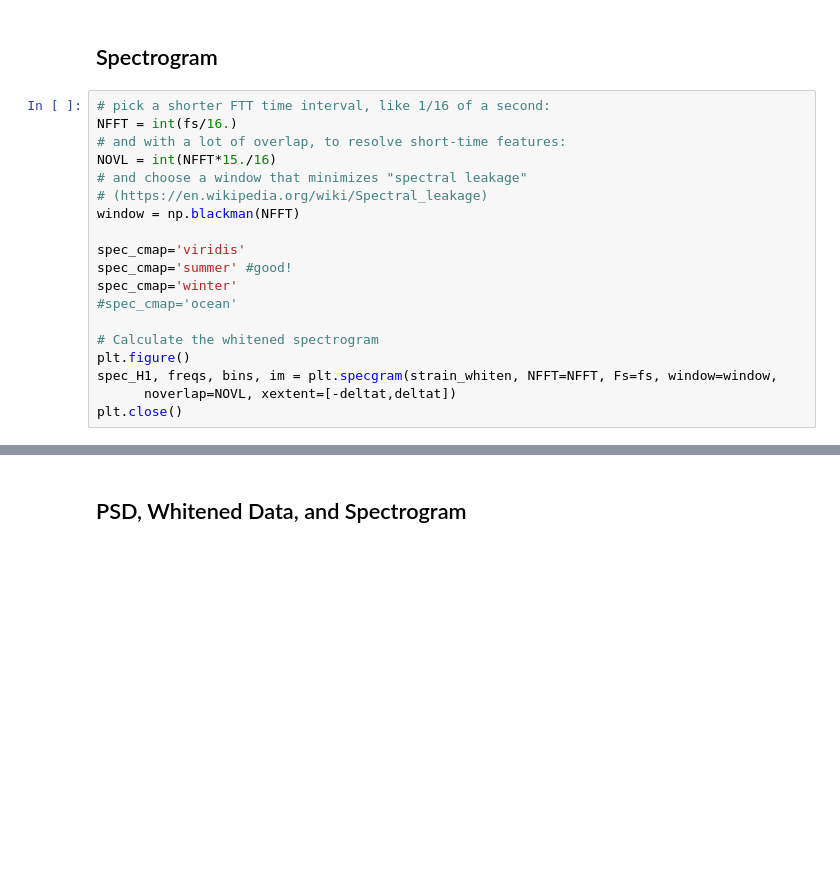
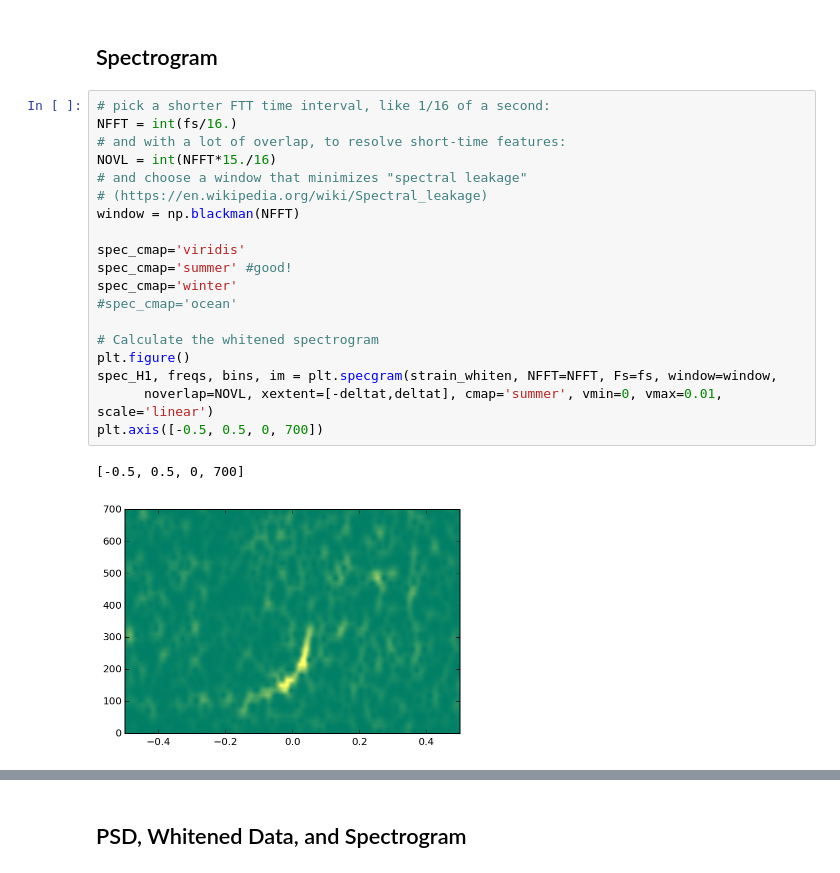
Before and after one commit to gwosc-tutorial/quickview_linear, a Jupyter notebook: index.ipynb, the cells around one changed output, grey strips where cells are left out. Saved outputs shown, nothing was run; the diff lists cells and outputs as text; blank space fills up the shorter version.

```diff
--- a/index.ipynb
+++ b/index.ipynb
@@ -158,20 +158,23 @@ plt.savefig('strain_whitened.png')
 # %%
 # pick a shorter FTT time interval, like 1/16 of a second:
 NFFT = int(fs/16.)
 # and with a lot of overlap, to resolve short-time features:
 NOVL = int(NFFT*15./16)
 # and choose a window that minimizes "spectral leakage"
 # (https://en.wikipedia.org/wiki/Spectral_leakage)
 window = np.blackman(NFFT)
 
 spec_cmap='viridis'
 spec_cmap='summer' #good!
 spec_cmap='winter'
 #spec_cmap='ocean'
 
 # Calculate the whitened spectrogram
 plt.figure()
 spec_H1, freqs, bins, im = plt.specgram(strain_whiten, NFFT=NFFT, Fs=fs, window=window,
-      noverlap=NOVL, xextent=[-deltat,deltat])
-plt.close()
+      noverlap=NOVL, xextent=[-deltat,deltat], cmap='summer', vmin=0, vmax=0.01, scale='linear')
+plt.axis([-0.5, 0.5, 0, 700])
+# %% [output]
+[-0.5, 0.5, 0, 700]
+[figure, added]
 # %%
```
Also changed, not shown: parts of 8 cells of this notebook.
